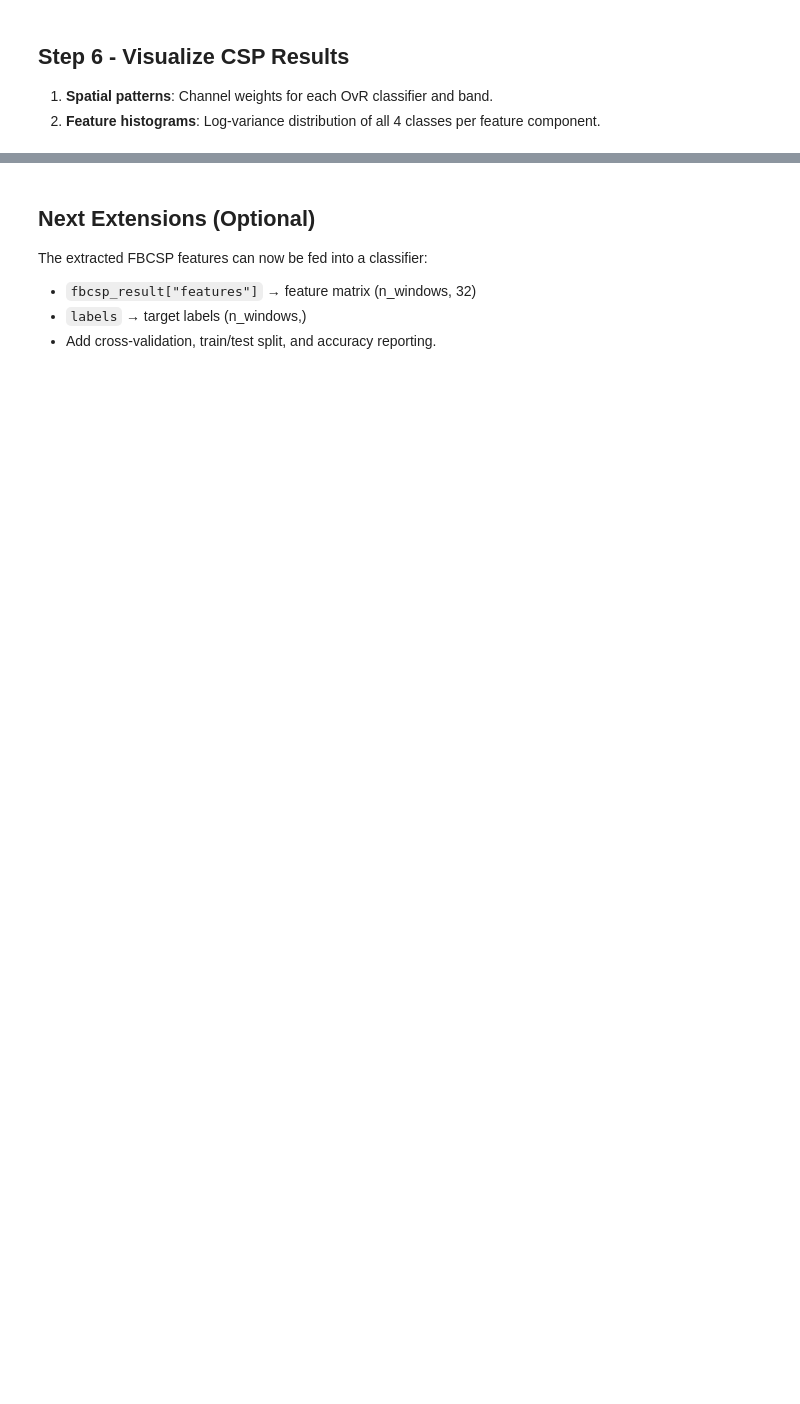
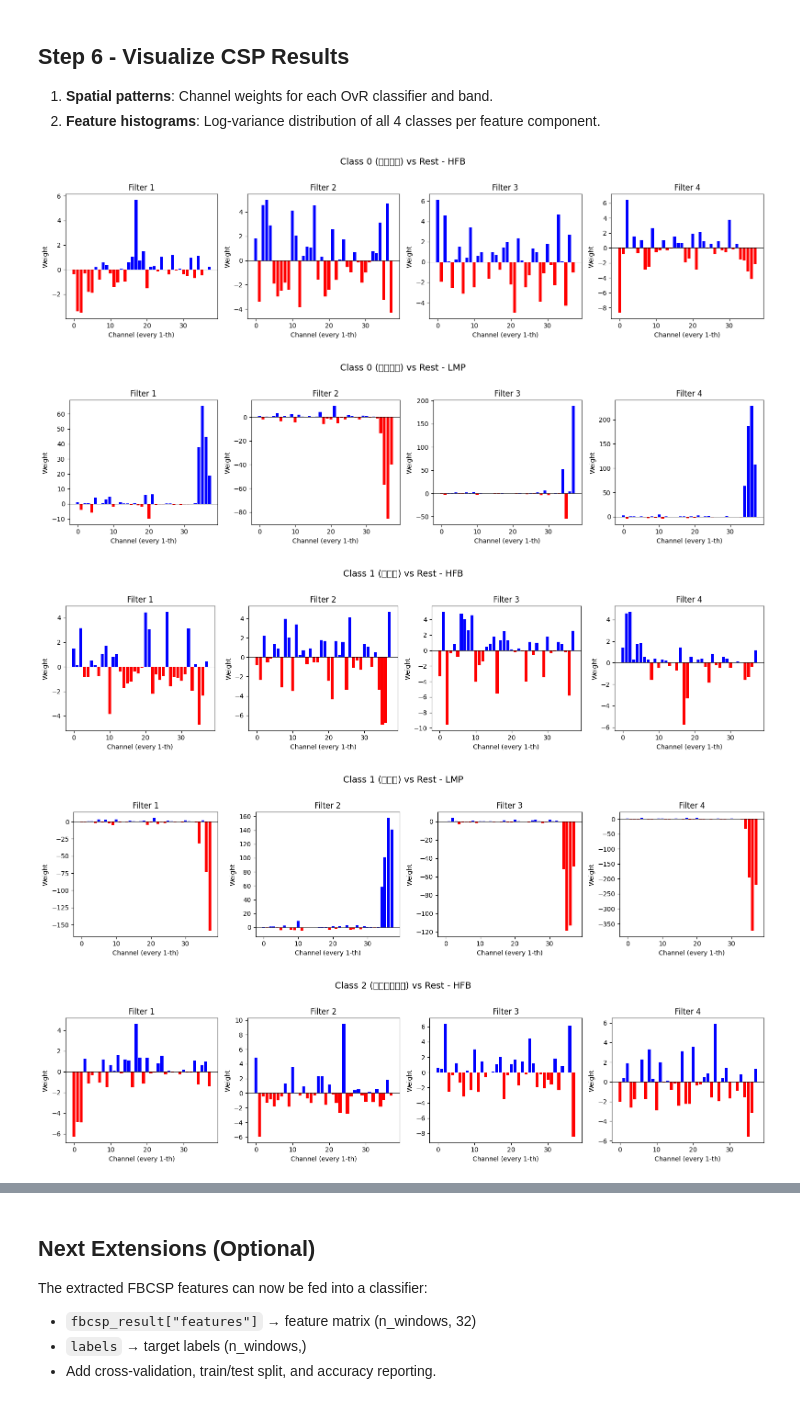
Before and after one commit to SeitoMoyi/SEEG-Analyzer-Demo, a Jupyter notebook: seeg_full_pipeline.ipynb, the cells around one changed output, grey strips where cells are left out. Cells and saved outputs as stored; diff of their text form; code cells hidden in the pictures; blank space fills up the shorter version.

```diff
--- a/seeg_full_pipeline.ipynb
+++ b/seeg_full_pipeline.ipynb
@@ -472,6 +526,13 @@ for key in fbcsp_result["filters"]:
 # %%
 for cls_idx in range(n_classes):
     for band_name in fbcsp_result["band_names"]:
         filters = fbcsp_result["filters"][(cls_idx, band_name)]
         title = f"Class {cls_idx} ({class_names[cls_idx]}) vs Rest - {band_name}"
-        visualize_csp_filters(filters, title=title, step=50)
+        step = max(1, n_channels_clean // 20)
+        visualize_csp_filters(filters, title=title, step=step)
+# %% [output]
+[figure, added]
+[figure, added]
+[figure, added]
+[figure, added]
+[figure, added]
```
Also changed, not shown: parts of 18 cells of this notebook.
